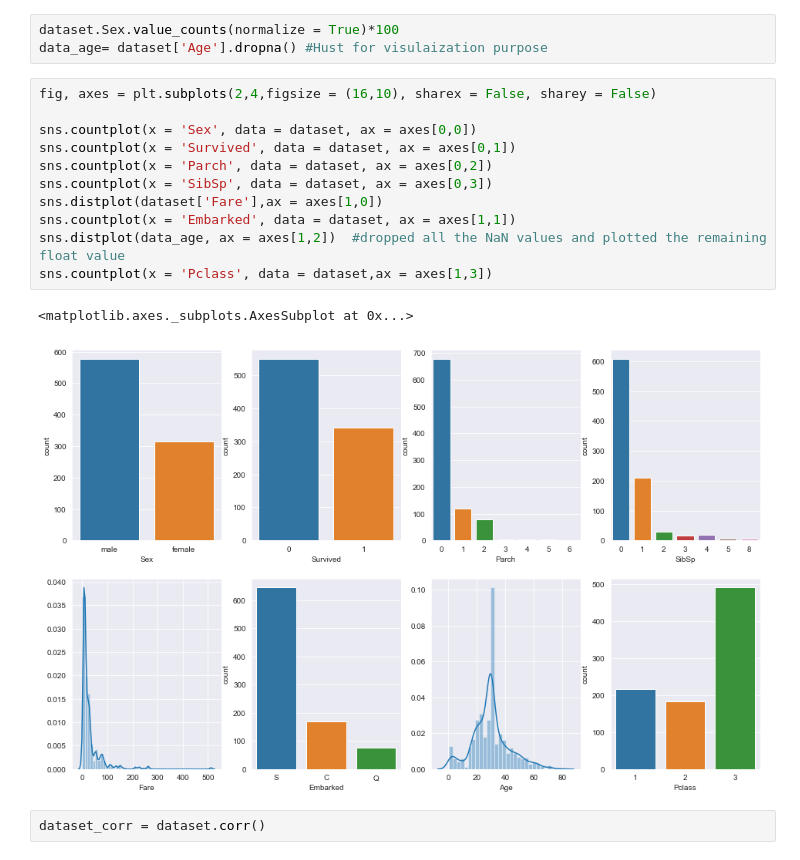
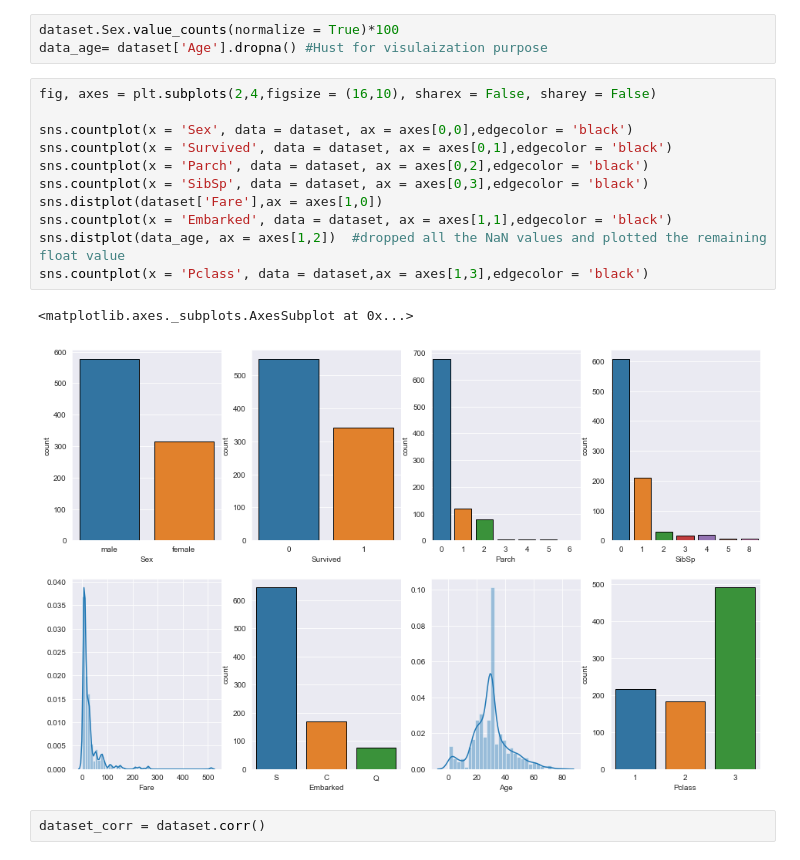
Before and after one commit to KJKR73/Titanic-Dset, a Jupyter notebook: Titanic Dataset Visual.ipynb, the cells around one changed output. Saved outputs shown, nothing was run; the diff lists cells and outputs as text.

```diff
--- a/Titanic Dataset Visual.ipynb
+++ b/Titanic Dataset Visual.ipynb
@@ -140,17 +125,17 @@ data_age= dataset['Age'].dropna() #Hust for visulaization purpose
 # %%
 fig, axes = plt.subplots(2,4,figsize = (16,10), sharex = False, sharey = False)
 
-sns.countplot(x = 'Sex', data = dataset, ax = axes[0,0])
-sns.countplot(x = 'Survived', data = dataset, ax = axes[0,1])
-sns.countplot(x = 'Parch', data = dataset, ax = axes[0,2])
-sns.countplot(x = 'SibSp', data = dataset, ax = axes[0,3])
+sns.countplot(x = 'Sex', data = dataset, ax = axes[0,0],edgecolor = 'black')
+sns.countplot(x = 'Survived', data = dataset, ax = axes[0,1],edgecolor = 'black')
+sns.countplot(x = 'Parch', data = dataset, ax = axes[0,2],edgecolor = 'black')
+sns.countplot(x = 'SibSp', data = dataset, ax = axes[0,3],edgecolor = 'black')
 sns.distplot(dataset['Fare'],ax = axes[1,0])
-sns.countplot(x = 'Embarked', data = dataset, ax = axes[1,1])
+sns.countplot(x = 'Embarked', data = dataset, ax = axes[1,1],edgecolor = 'black')
 sns.distplot(data_age, ax = axes[1,2])  #dropped all the NaN values and plotted the remaining float value
-sns.countplot(x = 'Pclass', data = dataset,ax = axes[1,3])
+sns.countplot(x = 'Pclass', data = dataset,ax = axes[1,3],edgecolor = 'black')
 # %% [output]
 <matplotlib.axes._subplots.AxesSubplot at 0x...>
-[figure, old version]
+[figure, new version]
 # %%
 dataset_corr = dataset.corr()
 # %%
```
Also changed, not shown: parts of 12 cells of this notebook.
